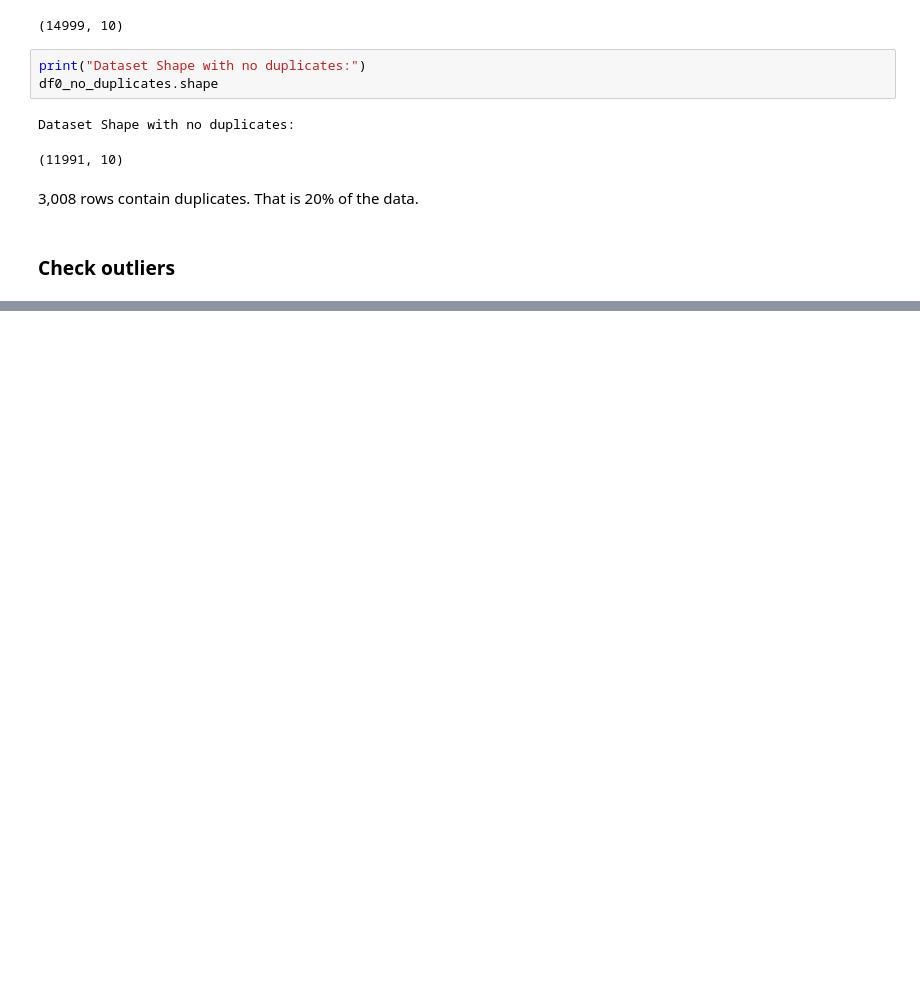
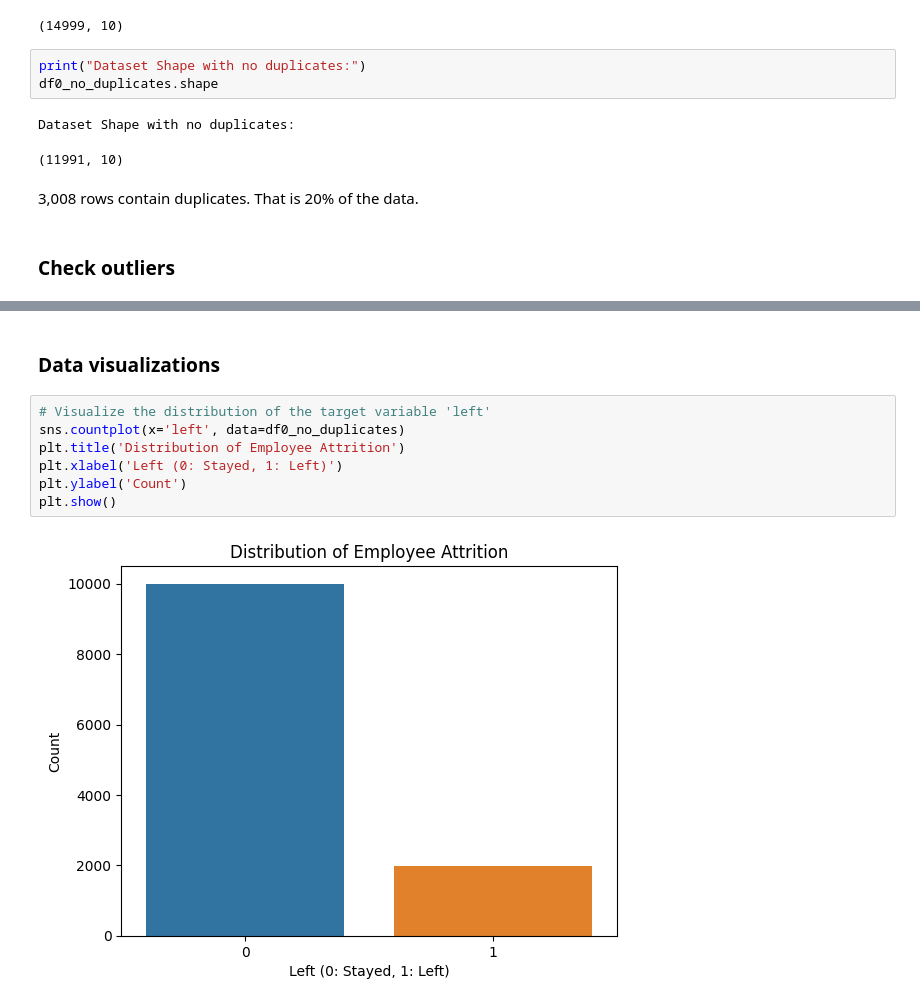
Before and after one commit to ajeronimoguerra/Case-Study-in-R---Amazon-BestBookselling-09-22, a Jupyter notebook: high-employee-turnover-rate.ipynb, the cells around one changed output, grey strips where cells are left out. Drawn from its saved outputs; the diff is of its cells as text; blank space fills up the shorter version.

Commit message:
Kaggle Notebook | High employee turnover rate | paCE

```diff
--- a/high-employee-turnover-rate.ipynb
+++ b/high-employee-turnover-rate.ipynb
@@ -280,0 +387,11 @@ Dataset Shape with no duplicates:
+# %% [markdown]
+### Data visualizations
+# %%
+# Visualize the distribution of the target variable 'left'
+sns.countplot(x='left', data=df0_no_duplicates)
+plt.title('Distribution of Employee Attrition')
+plt.xlabel('Left (0: Stayed, 1: Left)')
+plt.ylabel('Count')
+plt.show()
+# %% [output]
+[figure, added]
```
Also changed, not shown: parts of 18 cells of this notebook.
